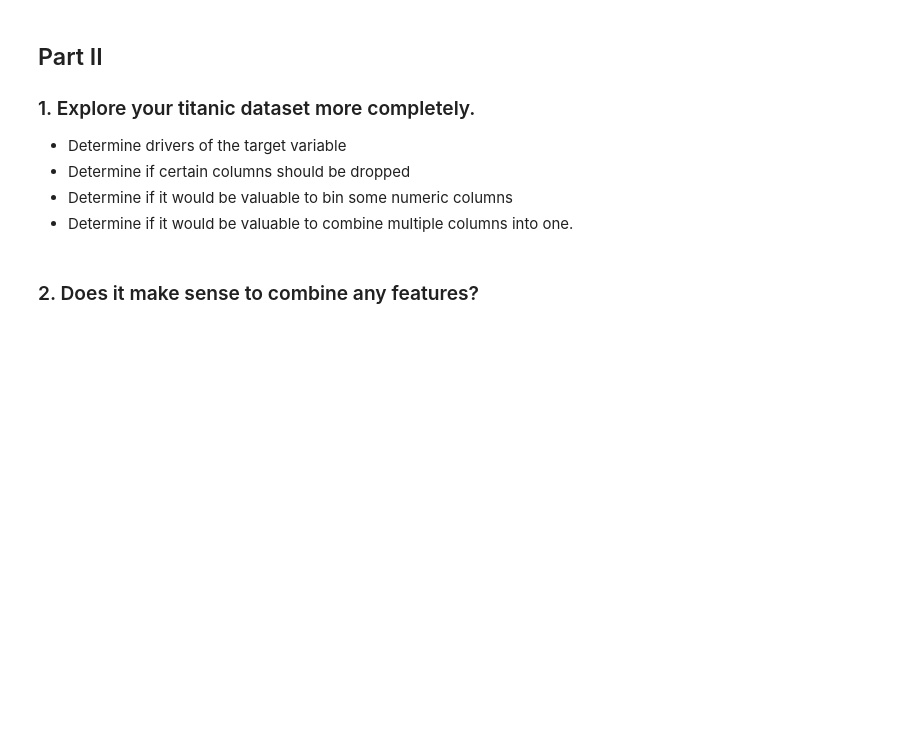
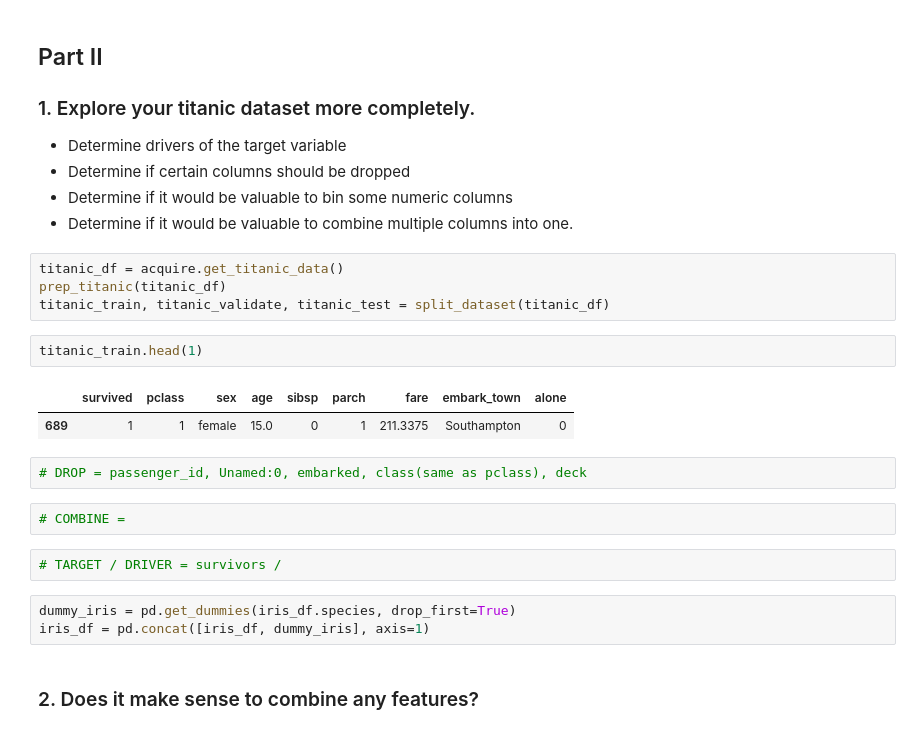
Before and after one commit to manuelparra1/classification-exercises, a Jupyter notebook: classification_exercises.ipynb, the cells around one changed output. Saved outputs shown, nothing was run; the diff lists cells and outputs as text; blank space fills up the shorter version.

```diff
--- a/classification_exercises.ipynb
+++ b/classification_exercises.ipynb
@@ -1069,6 +1070,24 @@ plt.show()
 - Determine if certain columns should be dropped
 - Determine if it would be valuable to bin some numeric columns
 - Determine if it would be valuable to combine multiple columns into one.
+# %%
+titanic_df = acquire.get_titanic_data()
+prep_titanic(titanic_df)
+titanic_train, titanic_validate, titanic_test = split_dataset(titanic_df)
+# %%
+titanic_train.head(1)
+# %% [output]
+|  | survived | pclass | sex | age | sibsp | parch | fare | embark_town | alone |
+| 689 | 1 | 1 | female | 15.0 | 0 | 1 | 211.3375 | Southampton | 0 |
+# %%
+# DROP = passenger_id, Unamed:0, embarked, class(same as pclass), deck
+# %%
+# COMBINE =
+# %%
+# TARGET / DRIVER = survivors /
+# %%
+dummy_iris = pd.get_dummies(iris_df.species, drop_first=True)
+iris_df = pd.concat([iris_df, dummy_iris], axis=1)
 # %% [markdown]
 ### 2. Does it make sense to combine any features?
 # %% [markdown]
```
Also changed, not shown: parts of 29 cells of this notebook.
